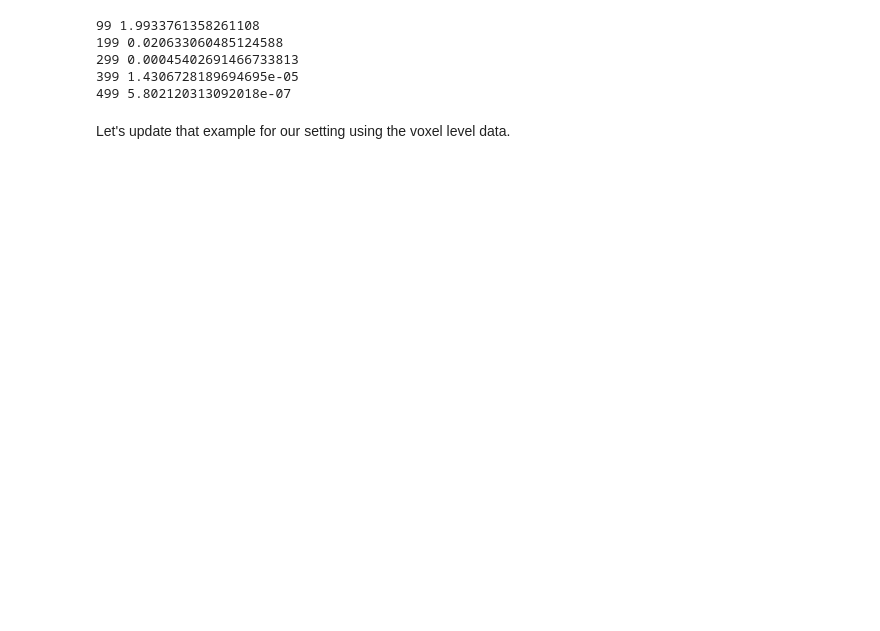
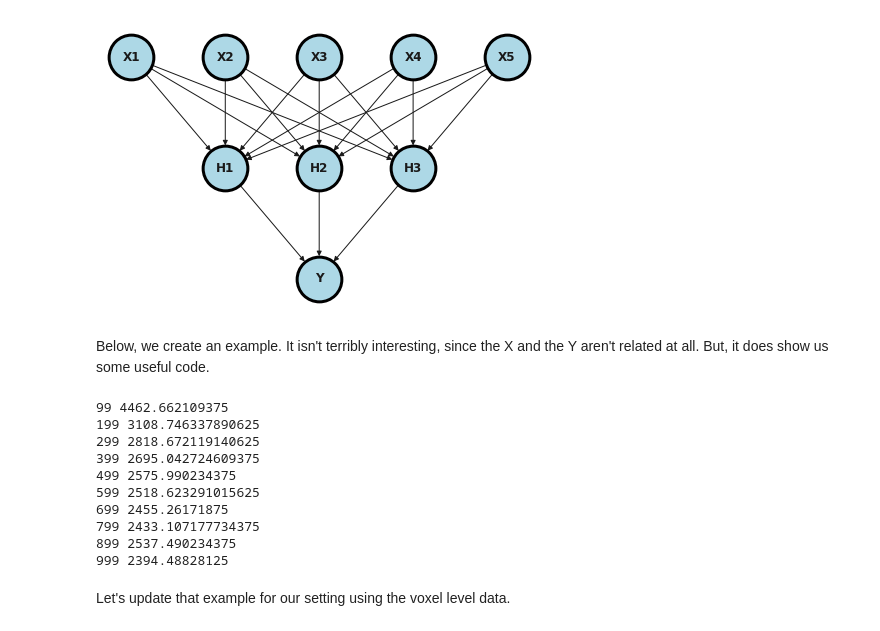
Before and after one commit to smart-stats/ds4bio_book, a Jupyter notebook: book/_build/jupyter_execute/pytorch_regression.ipynb, the cells around one changed output. Cells and saved outputs as stored; diff of their text form; code cells hidden in the pictures; blank space fills up the shorter version.

```diff
--- a/book/_build/jupyter_execute/pytorch_regression.ipynb
+++ b/book/_build/jupyter_execute/pytorch_regression.ipynb
@@ -6,10 +7,55 @@ This example from the pytorch documentation [here](https://pytorch.org/tutorials
+# %%
+import networkx as nx
+import matplotlib.pyplot as plt
+import numpy as np
+import sklearn as skl
+
+#plt.figure(figsize=[2, 2])
+G = nx.DiGraph()
+G.add_node("X1",  pos = (0, 2) )
+G.add_node("X2",  pos = (1, 2) )
+G.add_node("X3",  pos = (2, 2) )
+G.add_node("X4",  pos = (3, 2) )
+G.add_node("X5",  pos = (4, 2) )
+
+G.add_node("H1",  pos = (1, 1) )
+G.add_node("H2",  pos = (2, 1) )
+G.add_node("H3",  pos = (3, 1) )
+G.add_node("Y" ,  pos = (2, 0) )
+
+G.add_edges_from([ ("X1", "H1"), ("X2", "H1"), ("X3", "H1"),  ("X4", "H1"), ("X5", "H1")])
+G.add_edges_from([ ("X1", "H2"), ("X2", "H2"), ("X3", "H2"),  ("X4", "H2"), ("X5", "H2")])
+G.add_edges_from([ ("X1", "H3"), ("X2", "H3"), ("X3", "H3"),  ("X4", "H3"), ("X5", "H3")])
+G.add_edges_from([ ("H1",  "Y"), ("H2",  "Y"), ("H3", "Y")])
+nx.draw(G,
+        nx.get_node_attributes(G, 'pos'),
+        with_labels=True,
+        font_weight='bold',
+        node_size = 2000,
+        node_color = "lightblue",
+        linewidths = 3)
+ax= plt.gca()
+ax.collections[0].set_edgecolor("#000000")
+ax.set_xlim([-.3, 4.3])
+ax.set_ylim([-.3, 2.3])
+plt.show()
+# %% [output]
+[figure, added]
+# %% [markdown]
+Below, we create an example. It isn't terribly interesting, since the X and the Y aren't related at all. But, it does show us some useful code.
 # %%
-# -*- coding: utf-8 -*-
 import torch
+import numpy as np
+import pandas as pd
+import seaborn as sns
+import matplotlib.pyplot as plt
+import sklearn.linear_model as lm
+sns.set()
+
 
 # N is batch size; D_in is input dimension;
 # H is hidden dimension; D_out is output dimension.
-N, D_in, H, D_out = 64, 1000, 100, 10
+N, D_in, H, D_out = 1000, 128, 32, 8
 
 # Create random Tensors to hold inputs and outputs
 x = torch.randn(N, D_in)
@@ -30,7 +76,7 @@ model = torch.nn.Sequential(
 loss_fn = torch.nn.MSELoss(reduction='sum')
 
 learning_rate = 1e-4
-for t in range(500):
+for t in range(1000):
     # Forward pass: compute predicted y by passing x to the model. Module objects
     # override the __call__ operator so you can call them like functions. When
     # doing so you pass a Tensor of input data to the Module and it produces
@@ -59,11 +105,16 @@ for t in range(500):
         for param in model.parameters():
             param -= learning_rate * param.grad
 # %% [output]
-99 1.9933761358261108
-199 0.020633060485124588
-299 0.00045402691466733813
-399 1.4306728189694695e-05
-499 5.802120313092018e-07
+99 4462.662109375
+199 3108.746337890625
+299 2818.672119140625
+399 2695.042724609375
+499 2575.990234375
+599 2518.623291015625
+699 2455.26171875
+799 2433.107177734375
+899 2537.490234375
+999 2394.48828125
 # %% [markdown]
 Let's update that example for our setting using the voxel level data.
 # %%
```
Also changed, not shown: parts of 9 cells of this notebook, 58 other files.
